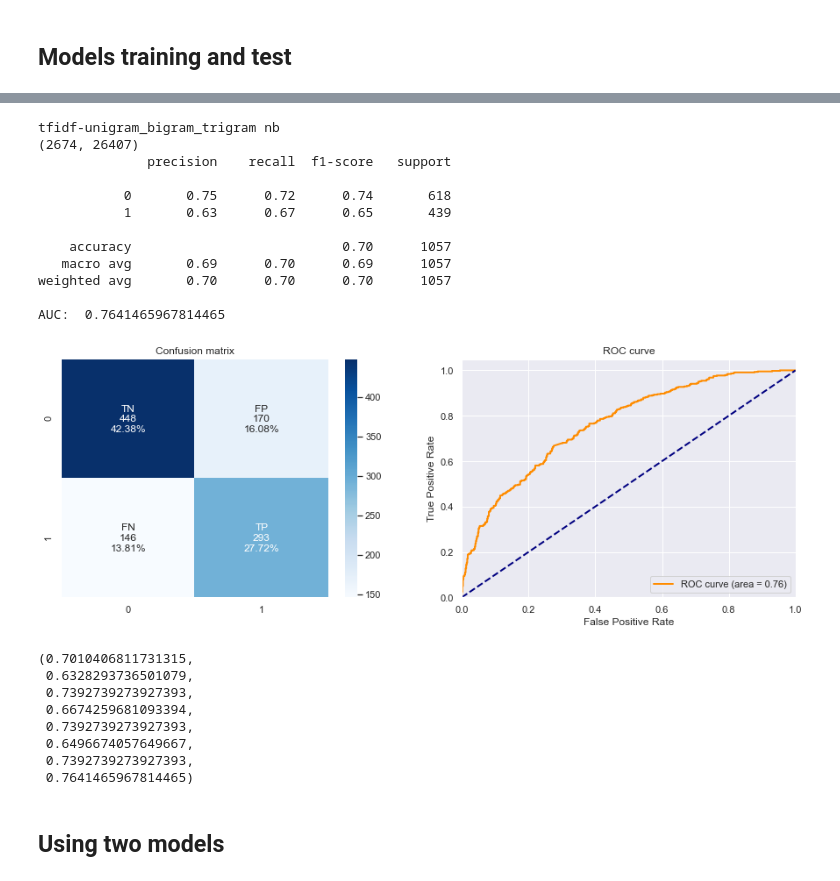
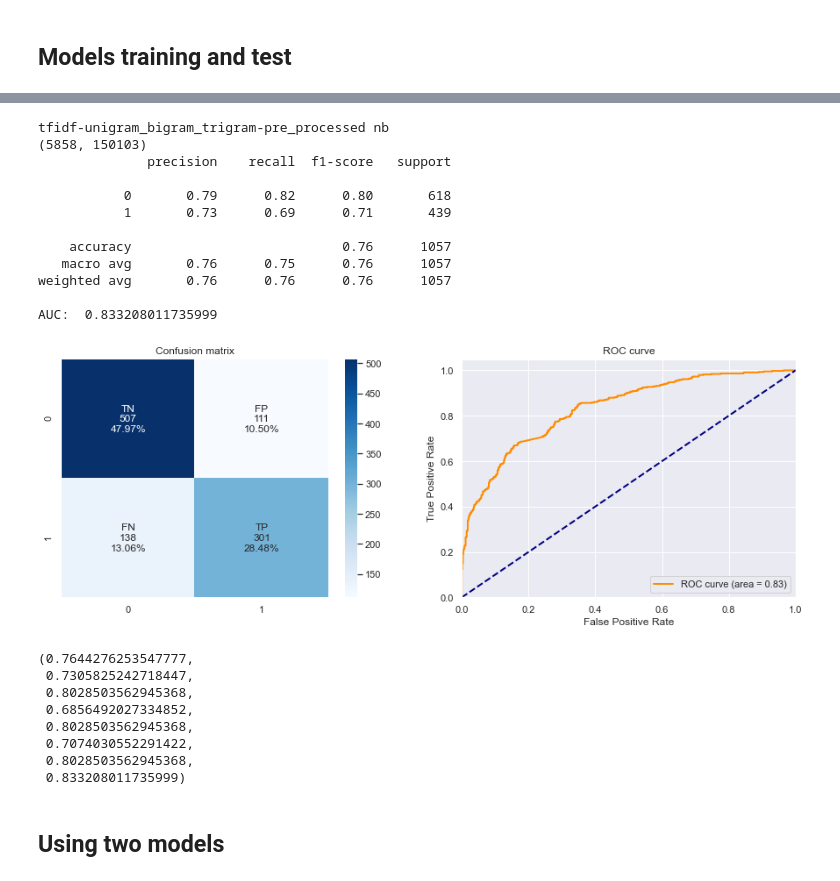
Before and after one commit to cabrau/FakeWhatsApp.Br, a Jupyter notebook: 5.4 experimentation.ipynb, the cells around one changed output, grey strips where cells are left out. Cells and saved outputs as stored; diff of their text form; code cells hidden in the pictures.

Commit message:
word2vec test

```diff
--- a/5.4 experimentation.ipynb
+++ b/5.4 experimentation.ipynb
@@ -138,0 +166,7 @@ df.head(5)
+# %%
+df = df[(df['viral']==1)]
+df = df[df['midia']==0]
+#df = pd.concat([df,non_viral_mis])
+#df = df[df['words']>50]
+print(len(df))
+df.head(5)
@@ -689,6 +642,7 @@ if 'sentence' in subset:
 # %%
 df['pre_processed_text'] = [preprocess(t) for t in texts]
 df['semi_processed_text'] = [preprocess(t,semi=True) for t in texts]
+non_viral = [preprocess(t,semi=True) for t in non_viral]
 df.to_csv('data/2018/fakeWhatsApp.BR_2018_processed_metadata.csv',index = False)
 # %%
 pro_texts = df['pre_processed_text']
@@ -770,7 +724,7 @@ models = ['lr','nb','lsvm','sgd', 'svm', 'knn', 'rf', 'gb', 'mlp']
 print(len(models))
 models
 
-experiment = experiments[-2]
+experiment = experiments[-1]
 model = models[1]
 # %% [output]
 9
@@ -944,13 +912,17 @@ full_texts_train, full_texts_test, y_train, y_test = train_test_split(texts, y,
                                                                     stratify = y, random_state=42)
 ########################################################################################################
 
+# enrich with non-viral
+texts_train = list(texts_train) + non_viral
+y_train = list(y_train) + list(y_non_viral)
+
 # only long/short texts
-y_train_mod = []
-texts_train_mod = []
-for i,t in enumerate(texts_train):
-    if len(t.split()) < 50:
-        y_train_mod.append(list(y_train)[i])
-        texts_train_mod.append(t)
+# y_train_mod = []
+# texts_train_mod = []
+# for i,t in enumerate(texts_train):
+#     if len(t.split()) < 50:
+#         y_train_mod.append(list(y_train)[i])
+#         texts_train_mod.append(t)
 
 # split training in sentences
 # y_train_mod = []
@@ -962,6 +934,6 @@ for i,t in enumerate(texts_train):
 #             y_train_mod.append(list(y_train)[i])
 #             texts_train_mod.append(sent)
 
-texts_train = texts_train_mod
-y_train = y_train_mod
-print(len(texts_train))
+#texts_train = texts_train_mod
+#y_train = y_train_mod
+#print(len(texts_train))
@@ -990,49 +943,49 @@ texts_train[100:200]
 # %%
 print(experiment,model)
 max_feat = None
 ng = (2,2)
 vectorizer = TfidfVectorizer(max_features = max_feat, ngram_range = ng, lowercase = True)#, token_pattern = r'[^\s]+')
 
 X_train, X_test = vectorizing(vectorizer, texts_train, texts_test)
 print(X_train.shape)
 ros = RandomOverSampler(random_state=42)
 X_res, y_res = ros.fit_resample(X_train, y_train)
 
 #model_eval('lsvm', X_train, y_train, X_test, y_test, print_c = True)
-model_eval('nb', X_res, y_res, X_test, y_test, print_c = True)
+model_eval(model, X_res, y_res, X_test, y_test, print_c = True)
 # acc, precision, precision_neg, recall, recall_neg, f1, f1_neg, roc_auc
 
 
 
 # clf = tree.DecisionTreeClassifier()
 # clf = clf.fit(X_train, y_train)
 # clf = RandomForestClassifier(n_estimators=1000,n_jobs=-1).fit(X_train, y_train)
 # y_pred = clf.predict(X_test)
 # y_prob = clf.predict_proba(X_test)[:,1]
 # getTestMetrics(y_test, y_pred, y_prob, full_metrics = True, print_charts= True)
 # tree.plot_tree(clf)
 # %% [output]
-tfidf-unigram_bigram_trigram nb
-(2674, 26407)
+tfidf-unigram_bigram_trigram-pre_processed nb
+(5858, 150103)
               precision    recall  f1-score   support
 
-           0       0.75      0.72      0.74       618
-           1       0.63      0.67      0.65       439
+           0       0.79      0.82      0.80       618
+           1       0.73      0.69      0.71       439
 
-    accuracy                           0.70      1057
-   macro avg       0.69      0.70      0.69      1057
-weighted avg       0.70      0.70      0.70      1057
+    accuracy                           0.76      1057
+   macro avg       0.76      0.75      0.76      1057
+weighted avg       0.76      0.76      0.76      1057
 
-AUC:  0.7641465967814465
+AUC:  0.833208011735999
-[figure, old version]
+[figure, new version]
-(0.7010406811731315,
- 0.6328293736501079,
- 0.7392739273927393,
- 0.6674259681093394,
- 0.7392739273927393,
- 0.6496674057649667,
- 0.7392739273927393,
- 0.7641465967814465)
+(0.7644276253547777,
+ 0.7305825242718447,
+ 0.8028503562945368,
+ 0.6856492027334852,
+ 0.8028503562945368,
+ 0.7074030552291422,
+ 0.8028503562945368,
+ 0.833208011735999)
 # %% [markdown]
 ## Using two models
 # %%
```
Also changed, not shown: parts of 29 cells of this notebook, 37 other files.
